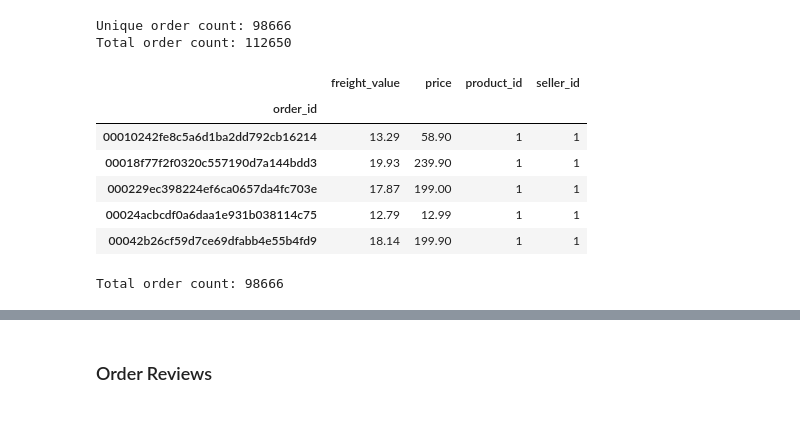
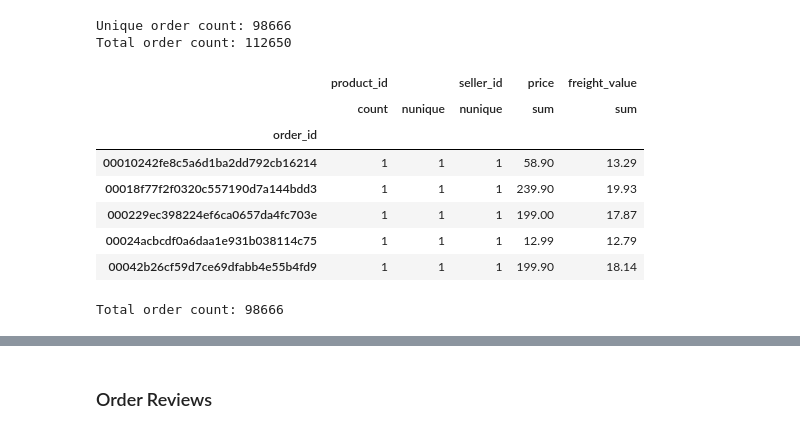
Before and after one commit to hilarylimyuxuan/Customer-Segmentation-Model, a Jupyter notebook: Olist Customer Segmentation Model.ipynb, the cells around one changed output, grey strips where cells are left out. Drawn from its saved outputs; the diff is of its cells as text; code cells hidden in the pictures.

Commit message:
Complete Orders Master table

```diff
--- a/Olist Customer Segmentation Model.ipynb
+++ b/Olist Customer Segmentation Model.ipynb
@@ -694,19 +695,20 @@ print("Total order count:", len(order_shipping_limit_df.index))
 Unique order count: 98666
 Total order count: 112650
 # %%
-# pivot with multiple aggregartions
+# pivot with multiple aggregations
 order_items_agg_df = order_items_df[['order_id', 'product_id', 'seller_id', 'price', 'freight_value']].copy()
-order_items_agg_df = pd.pivot_table(order_items_agg_df, index='order_id', aggfunc= {'product_id': 'count', 'seller_id': 'count', 'price': 'sum', 'freight_value': 'sum'})
+order_items_agg_df = order_items_agg_df.groupby('order_id').aggregate({'product_id': ['count', 'nunique'], 'seller_id': 'nunique', 'price': 'sum', 'freight_value': 'sum'})
 display(order_items_agg_df.head())
 
 # check the order id count
 print("Total order count:", len(order_items_agg_df.index))
 # %% [output]
-|  | freight_value | price | product_id | seller_id |
-| order_id |  |  |  |  |
-| 00010242fe8c5a6d1ba2dd792cb16214 | 13.29 | 58.90 | 1 | 1 |
-| 00018f77f2f0320c557190d7a144bdd3 | 19.93 | 239.90 | 1 | 1 |
-| 000229ec398224ef6ca0657da4fc703e | 17.87 | 199.00 | 1 | 1 |
-| 00024acbcdf0a6daa1e931b038114c75 | 12.79 | 12.99 | 1 | 1 |
-| 00042b26cf59d7ce69dfabb4e55b4fd9 | 18.14 | 199.90 | 1 | 1 |
+|  | product_id |  | seller_id | price | freight_value |
+|  | count | nunique | nunique | sum | sum |
+| order_id |  |  |  |  |  |
+| 00010242fe8c5a6d1ba2dd792cb16214 | 1 | 1 | 1 | 58.90 | 13.29 |
+| 00018f77f2f0320c557190d7a144bdd3 | 1 | 1 | 1 | 239.90 | 19.93 |
+| 000229ec398224ef6ca0657da4fc703e | 1 | 1 | 1 | 199.00 | 17.87 |
+| 00024acbcdf0a6daa1e931b038114c75 | 1 | 1 | 1 | 12.99 | 12.79 |
+| 00042b26cf59d7ce69dfabb4e55b4fd9 | 1 | 1 | 1 | 199.90 | 18.14 |
 Total order count: 98666
```
Also changed, not shown: parts of 56 cells of this notebook.
